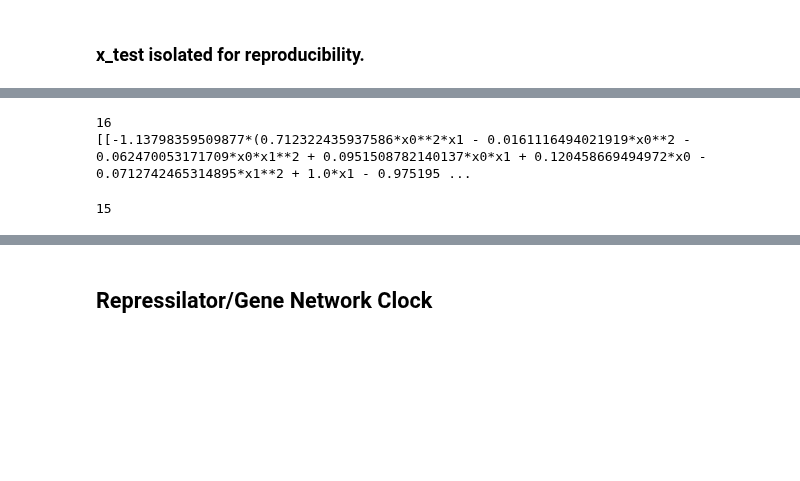
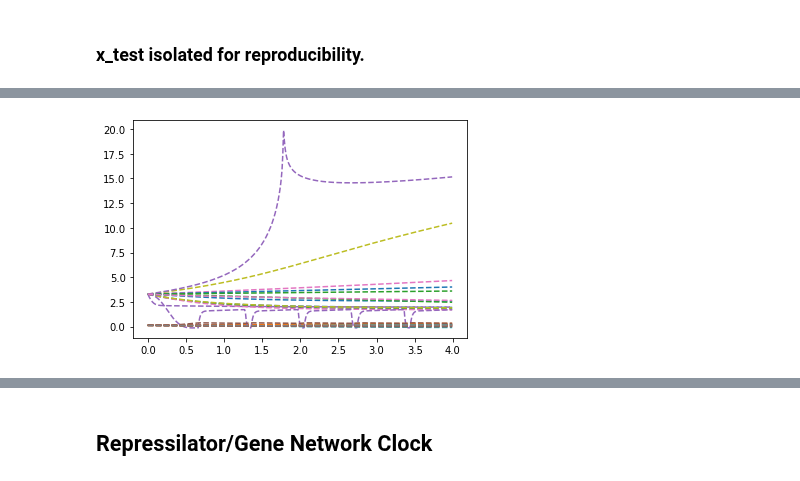
Before and after one commit to ainsleylaiuw/ISB-Hadlock-Lai, a Jupyter notebook: Ex_System.ipynb, the cells around one changed output, grey strips where cells are left out. Cells and saved outputs as stored; diff of their text form; code cells hidden in the pictures; blank space fills up the shorter version.

```diff
--- a/Ex_System.ipynb
+++ b/Ex_System.ipynb
@@ -1404,11 +1359,32 @@ plt.grid(True)
 # %%
-print(len(u_sym_equations_simplified))
-print(u_sym_equations_simplified)
-i
+
+for i in range(len(Sym_eqns[0][0])): #need to generalize for all Sym_eqns[all indexes]
+    ax = plt.gca()
+    #if i != nfeatures - 1:
+        #ax.set_xticklabels([])
+    if len(Sym_eqns[0][0][i]) != 0:
+        # ODE og code
+        #ODE_Func1 = sp.lambdify([t_sym, x_sym], u_sym_equations_simplified[i][0])
+        ODE_Func2 = lambda t, x: np.array([sp.lambdify(x_sym, u_sym_equations_simplified[i][0])(x[0], x[1]),
+                                           sp.lambdify(x_sym, v_sym_equations_simplified[i][0])(x[0], x[1])
+                                         ])
+        # Now simulate the system we identified
+        x_test_sim = solve_ivp(ODE_Func2, t_span, x0_test, t_eval=t).y.T
+        if (
+            np.linalg.norm(x_test_sim) < 1e3
+            and Sym_eqns[0][1][i] != 0
+            and Sym_eqns[1][1][i] != 0 #need to do for all Sym_eqns[all indexes]
+        ):
+            plt.plot(
+                t,
+                x_test_sim,
+                linestyle="dashed"#,
+                #label=str(sp.sympify(u_features_formatted[i]))
+                #+ " = "
+                #+ str(u_sym_equations_rounded_simplified[i]),
+            )
 # %% [output]
-16
-[[-1.13798359509877*(0.712322435937586*x0**2*x1 - 0.0161116494021919*x0**2 - 0.062470053171709*x0*x1**2 + 0.0951508782140137*x0*x1 + 0.120458669494972*x0 - 0.0712742465314895*x1**2 + 1.0*x1 - 0.975195 ...
-15
+[figure, added]
 # %%
 # model Errors for udot
 a, b = 2, 1
```
Also changed, not shown: parts of 25 cells of this notebook.
